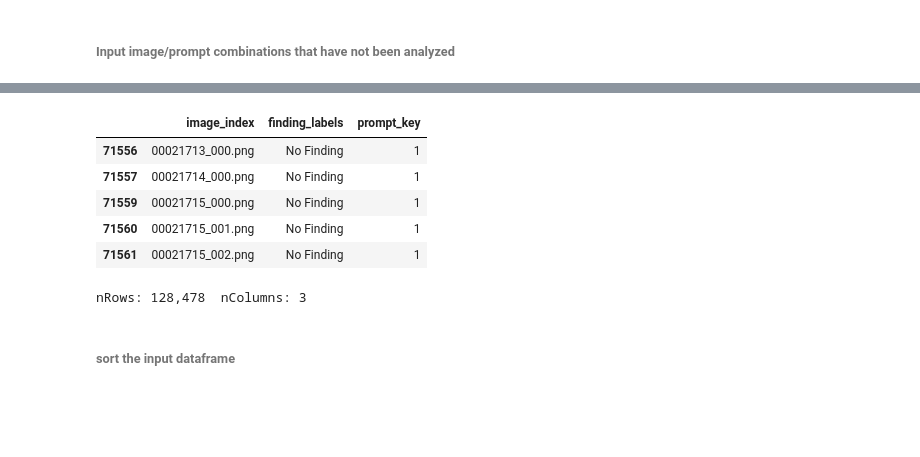
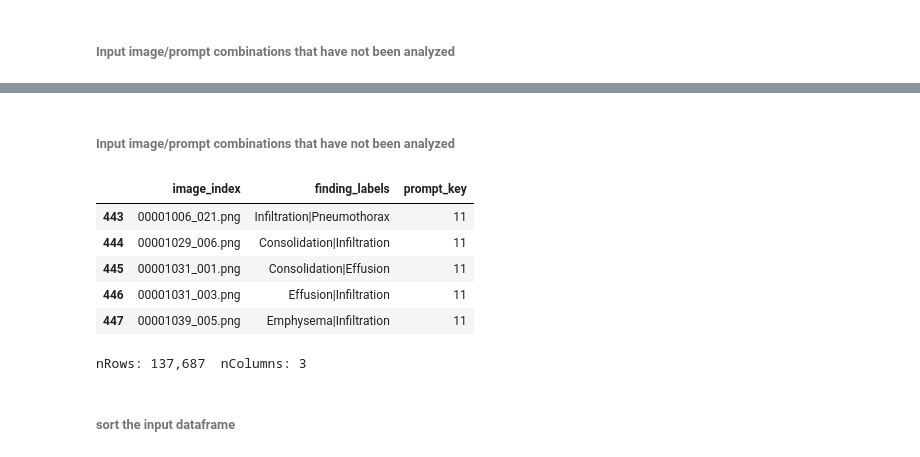
Before and after one commit to mark-rustad/CheXagent, a Jupyter notebook: cheXagent_custom_class.ipynb, the cells around one changed output, grey strips where cells are left out. Saved outputs shown, nothing was run; the diff lists cells and outputs as text; code cells hidden in the pictures; blank space fills up the shorter version.

```diff
--- a/cheXagent_custom_class.ipynb
+++ b/cheXagent_custom_class.ipynb
@@ -70,9 +72,9 @@ nRows: 112,120  nColumns: 11
 # %% [markdown]
 ###### Prompt dictionary
 # %%
-# import prompts dictionary
-with open("data/prompts.json", "r") as json_file:
-    prompts = json.load(json_file)
+# # import prompts dictionary
+# with open("data/prompts.json", "r") as json_file:
+#     prompts = json.load(json_file)
 # %% [markdown]
 ###### NIH Chest X-ray dataset: single finding cases with prompt_key column
 # %%
@@ -118,0 +136,4 @@ nRows: 784,762  nColumns: 4
+# %%
+# import prompts dictionary
+with open("data/prompts_two_findings.json", "r") as json_file:
+    prompts = json.load(json_file)
@@ -118,0 +142,11 @@ nRows: 784,762  nColumns: 4
+# %%
+data_two_finding = data.loc[
+    (data["finding_labels"].str.count("\\|") + 1) == 2, ["image_index", "finding_labels"]
+].copy()
+data_two_finding_prompts = pd.DataFrame()
+for prompt_key in prompts.keys():
+    df_i = data_two_finding.copy()
+    df_i["prompt_key"] = prompt_key
+    data_two_finding_prompts = pd.concat([data_two_finding_prompts, df_i])
+
+disp_df(data_two_finding_prompts)
@@ -118,0 +163,14 @@ nRows: 784,762  nColumns: 4
+# %%
+filelist = [x.as_posix() for x in Path("output/NIH_Chest_Xray_n2_findings").glob("disease_classification_QA*.csv")]
+
+if filelist == []:
+    df_results_prev = pd.DataFrame(columns=["image_index", "finding_labels", "prompt_key", "response"])
+else:
+    df_results_prev = pd.DataFrame()
+    for f in filelist:
+        df_i = pd.read_csv(f, usecols=["image_index", "finding_labels", "prompt_key", "response"], dtype=str)
+        df_results_prev = pd.concat([df_results_prev, df_i])
+
+    df_results_prev = df_results_prev.drop_duplicates(ignore_index=True)
+
+disp_df(df_results_prev)
@@ -119,17 +185,19 @@ nRows: 784,762  nColumns: 4
+# %% [markdown]
+###### Input image/prompt combinations that have not been analyzed
 # %%
-df_not_analyzed = pd.merge(left=data_single_finding_prompts, right=df_results_prev, how="left").pipe(
+df_not_analyzed = pd.merge(left=data_two_finding_prompts, right=df_results_prev, how="left").pipe(
     lambda x: x.loc[x["response"].isna(), ["image_index", "finding_labels", "prompt_key"]]
 )
 
 disp_df(df_not_analyzed)
 # %% [output]
 |  | image_index | finding_labels | prompt_key |
-| 71556 | 00021713_000.png | No Finding | 1 |
-| 71557 | 00021714_000.png | No Finding | 1 |
-| 71559 | 00021715_000.png | No Finding | 1 |
-| 71560 | 00021715_001.png | No Finding | 1 |
-| 71561 | 00021715_002.png | No Finding | 1 |
+| 443 | 00001006_021.png | Infiltration|Pneumothorax | 11 |
+| 444 | 00001029_006.png | Consolidation|Infiltration | 11 |
+| 445 | 00001031_001.png | Consolidation|Effusion | 11 |
+| 446 | 00001031_003.png | Effusion|Infiltration | 11 |
+| 447 | 00001039_005.png | Emphysema|Infiltration | 11 |
-nRows: 128,478  nColumns: 3
+nRows: 137,687  nColumns: 3
 # %% [markdown]
 ###### sort the input dataframe
 # %%
```
Also changed, not shown: parts of 19 cells of this notebook, 1 other file.
